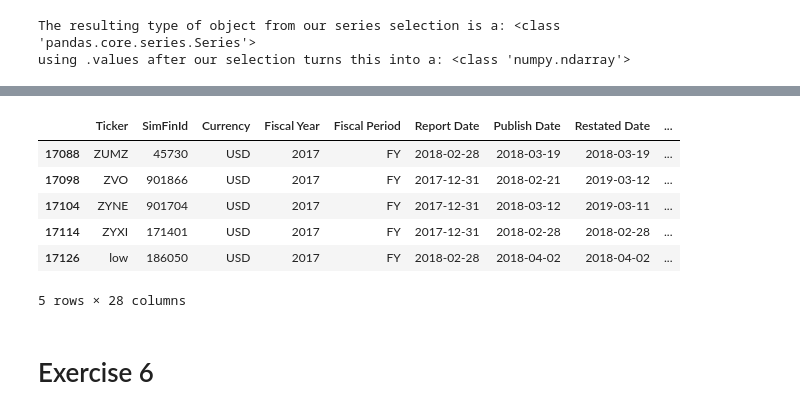
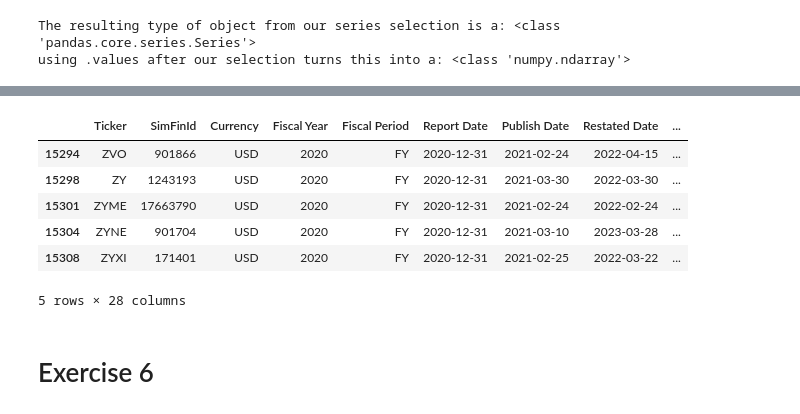
Before and after one commit to Damonlee92/Build_Your_Own_AI_Investor_2024, a Jupyter notebook: Chapter_3_Intro_to_Python_Solutions/Chapter 3 - Exercise 6 - Pandas Basics.ipynb, the cells around one changed output, grey strips where cells are left out. Saved outputs shown, nothing was run; the diff lists cells and outputs as text; code cells hidden in the pictures.

```diff
--- a/Chapter_3_Intro_to_Python_Solutions/Chapter 3 - Exercise 6 - Pandas Basics.ipynb
+++ b/Chapter_3_Intro_to_Python_Solutions/Chapter 3 - Exercise 6 - Pandas Basics.ipynb
@@ -358,13 +358,13 @@ Income_Data_2020.head(9)
 9 rows × 28 columns
 # %%
-Income_Data_2017.tail()
+Income_Data_2020.tail()
 # %% [output]
 |  | Ticker | SimFinId | Currency | Fiscal Year | Fiscal Period | Report Date | Publish Date | Restated Date | ... |
-| 17088 | ZUMZ | 45730 | USD | 2017 | FY | 2018-02-28 | 2018-03-19 | 2018-03-19 | ... |
-| 17098 | ZVO | 901866 | USD | 2017 | FY | 2017-12-31 | 2018-02-21 | 2019-03-12 | ... |
-| 17104 | ZYNE | 901704 | USD | 2017 | FY | 2017-12-31 | 2018-03-12 | 2019-03-11 | ... |
-| 17114 | ZYXI | 171401 | USD | 2017 | FY | 2017-12-31 | 2018-02-28 | 2018-02-28 | ... |
-| 17126 | low | 186050 | USD | 2017 | FY | 2018-02-28 | 2018-04-02 | 2018-04-02 | ... |
+| 15294 | ZVO | 901866 | USD | 2020 | FY | 2020-12-31 | 2021-02-24 | 2022-04-15 | ... |
+| 15298 | ZY | 1243193 | USD | 2020 | FY | 2020-12-31 | 2021-03-30 | 2022-03-30 | ... |
+| 15301 | ZYME | 17663790 | USD | 2020 | FY | 2020-12-31 | 2021-02-24 | 2022-02-24 | ... |
+| 15304 | ZYNE | 901704 | USD | 2020 | FY | 2020-12-31 | 2021-03-10 | 2023-03-28 | ... |
+| 15308 | ZYXI | 171401 | USD | 2020 | FY | 2020-12-31 | 2021-02-25 | 2022-03-22 | ... |
 5 rows × 28 columns
 # %% [markdown]
 # Exercise 6
```
Also changed, not shown: parts of 52 cells of this notebook, 4 other files.
